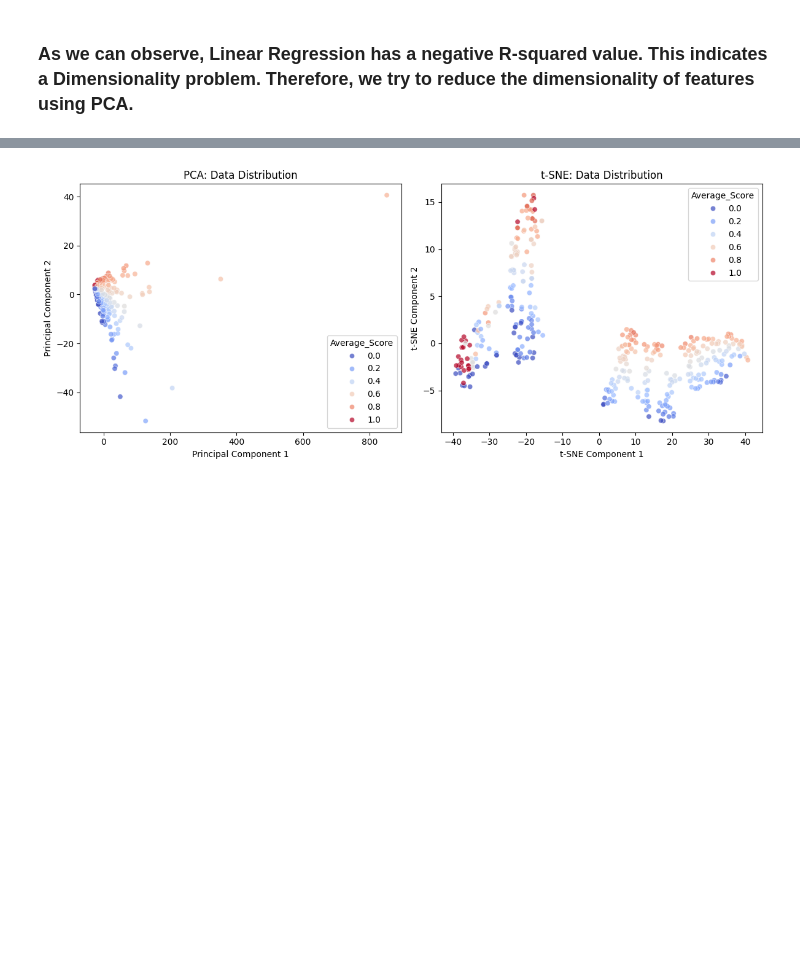
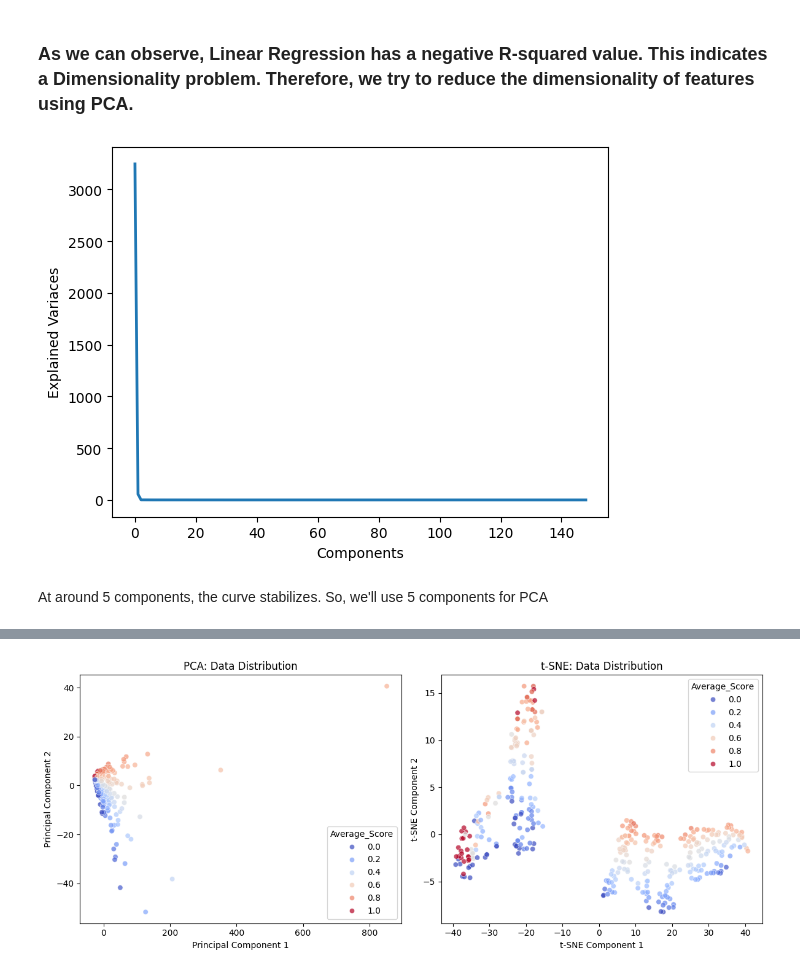
Before and after one commit to sujayrittikar/AML_Assignment_1, a Jupyter notebook: regression.ipynb, the cells around one changed output, grey strips where cells are left out. Cells and saved outputs as stored; diff of their text form; code cells hidden in the pictures; blank space fills up the shorter version.

```diff
--- a/regression.ipynb
+++ b/regression.ipynb
@@ -157,3 +238,13 @@ XGBoost: RMSE = 0.0049, R² Score = 0.9292
 # %% [markdown]
 ### As we can observe, Linear Regression has a negative R-squared value. This indicates a Dimensionality problem. Therefore, we try to reduce the dimensionality of features using PCA.
+# %%
+pca2 = PCA().fit(X)
+plot(pca2.explained_variance_, linewidth=2)
+xlabel('Components')
+ylabel('Explained Variaces')
+plt.show()
+# %% [output]
+[figure, added]
+# %% [markdown]
+At around 5 components, the curve stabilizes. So, we'll use 5 components for PCA
 # %%
```
Also changed, not shown: parts of 7 cells of this notebook, 2 other files.
